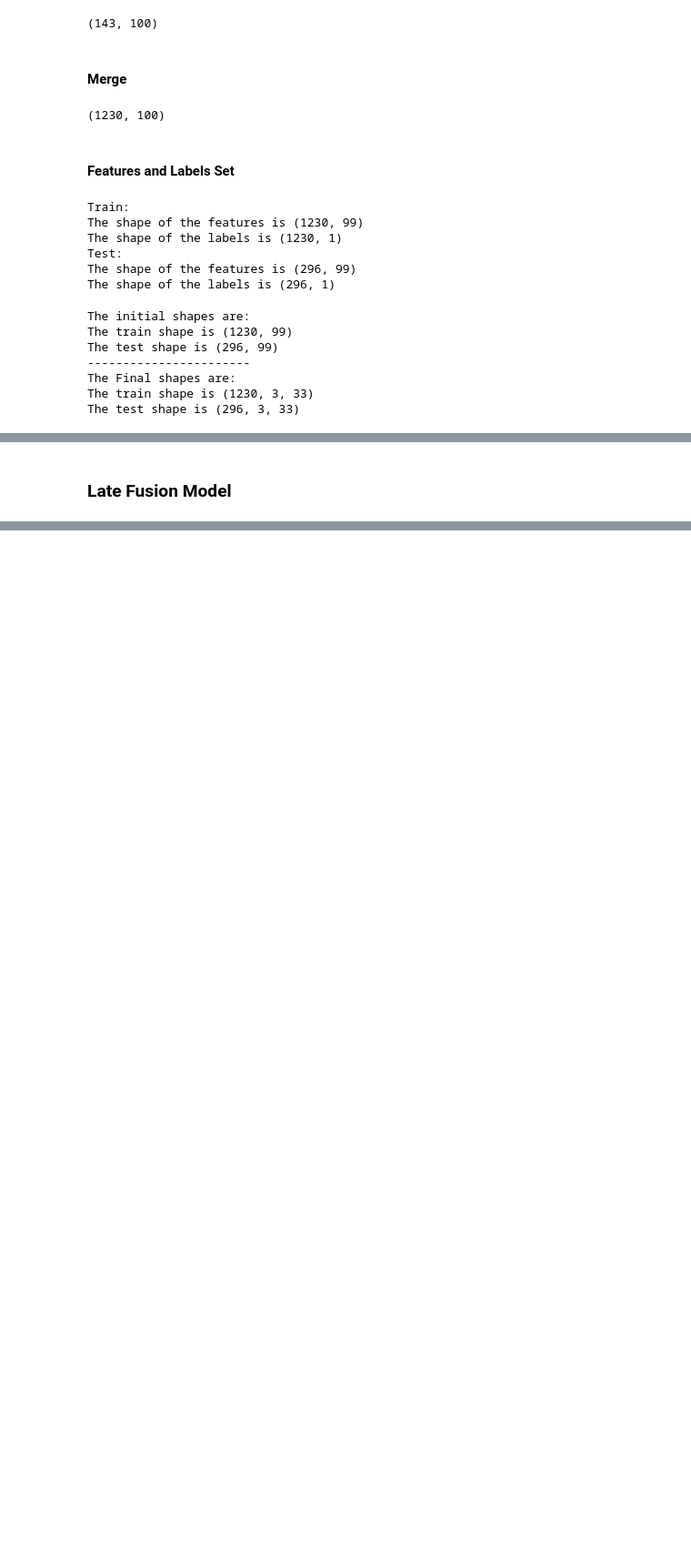
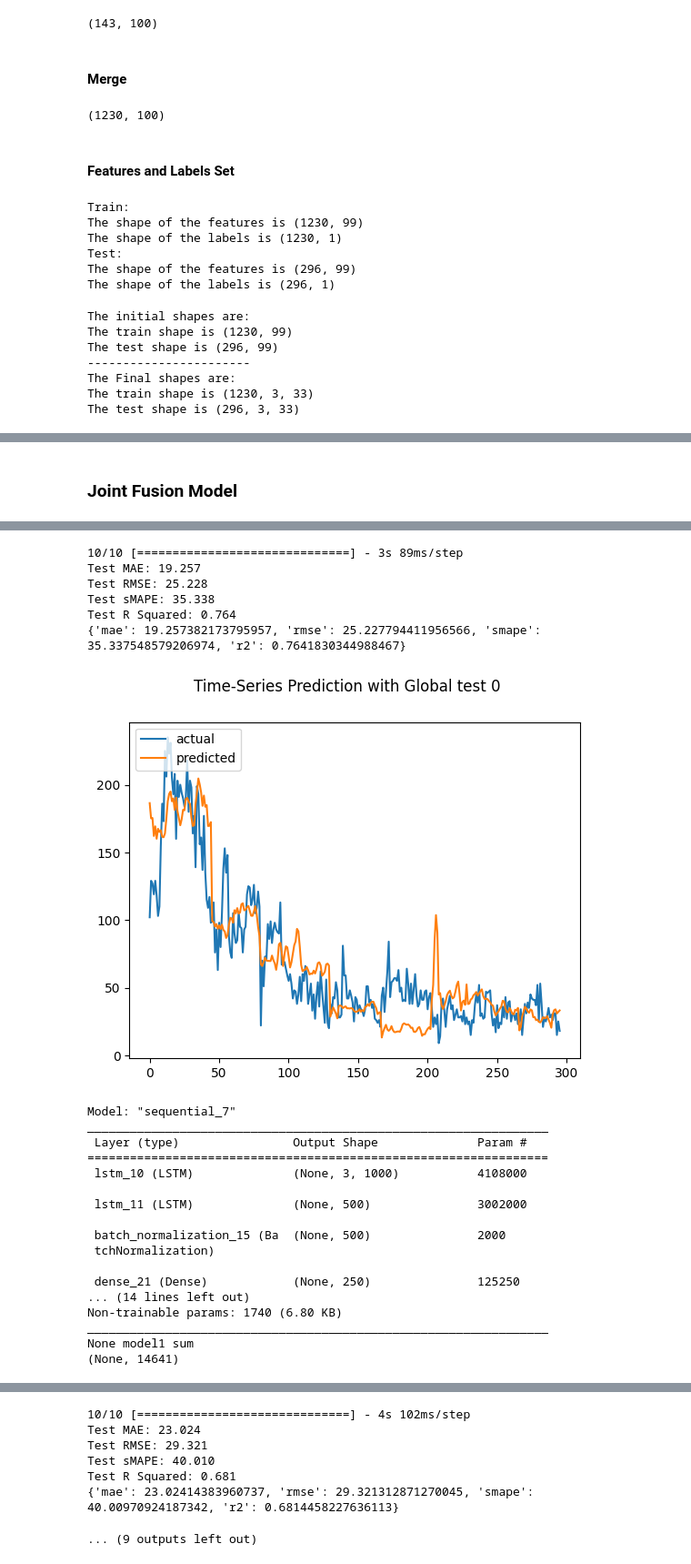
Before and after one commit to dsrestrepo/DF-DM, a Jupyter notebook: Violence/SocialMedia.ipynb, the cells around one changed output, grey strips where cells are left out. Shown: that part at 91% size. Cells and saved outputs as stored; diff of their text form; code cells hidden in the pictures; blank space fills up the shorter version.

```diff
--- a/Violence/SocialMedia.ipynb
+++ b/Violence/SocialMedia.ipynb
@@ -291,12 +283,12 @@ Test R Squared: 0.226
 # %% [markdown]
-### Late Fusion Model
+### Joint Fusion Model
 # %%
 set_all_seeds(1)
 
 x_ar = train_X[:, :, :7]
-x_ar_test = test_X[:, :, :10724]
-train_X = train_X[:, :, 1024:]
-test_X = test_X[:, :, 1024:]
+x_ar_test = test_X[:, :, :7]
+train_X = train_X[:, :, 7:]
+test_X = test_X[:, :, 7:]
 
-results = calculate_mean_std(lstm_layers, nn_layers, sequence, train_X.shape[2], dense_acivation, recurrent_cells, bidirectional, train_X, train_y, test_X, test_y, scalers_list['scaler_Labels'], monitor=True, plot=None, epochs=50, batch_size=16, n_tests=n_tests, plot_samples=True, Municipality='Global', fusion='late', x_ar=x_ar, x_ar_test=x_ar_test)
-results_list_late.append(results)
+calculate_mean_std(lstm_layers, nn_layers, sequence, train_X.shape[2], dense_acivation, recurrent_cells, bidirectional, train_X, train_y, test_X, test_y, scalers['scaler_Labels'], monitor=True, plot=None, epochs=50, batch_size=16, n_tests=n_tests, plot_samples=True, Municipality='Global', fusion='joint', x_ar=x_ar, x_ar_test=x_ar_test)
+# %% [output]
@@ -302,0 +357,24 @@ results_list_late.append(results)
+10/10 [==============================] - 3s 89ms/step
+Test MAE: 19.257
+Test RMSE: 25.228
+Test sMAPE: 35.338
+Test R Squared: 0.764
+{'mae': 19.257382173795957, 'rmse': 25.227794411956566, 'smape': 35.337548579206974, 'r2': 0.7641830344988467}
+[figure, added]
+Model: "sequential_7"
+_________________________________________________________________
+ Layer (type)                Output Shape              Param #
+=================================================================
+ lstm_10 (LSTM)              (None, 3, 1000)           4108000
+
+ lstm_11 (LSTM)              (None, 500)               3002000
+
+ batch_normalization_15 (Ba  (None, 500)               2000
+ tchNormalization)
+
+ dense_21 (Dense)            (None, 250)               125250
+... (14 lines left out)
+Non-trainable params: 1740 (6.80 KB)
+_________________________________________________________________
+None model1 sum
+(None, 14641)
@@ -302,0 +425,7 @@ results_list_late.append(results)
+10/10 [==============================] - 4s 102ms/step
+Test MAE: 23.024
+Test RMSE: 29.321
+Test sMAPE: 40.010
+Test R Squared: 0.681
+{'mae': 23.02414383960737, 'rmse': 29.321312871270045, 'smape': 40.00970924187342, 'r2': 0.6814458227636113}
+... (9 outputs left out)
```
Also changed, not shown: parts of 2 cells of this notebook, 7 other files.
